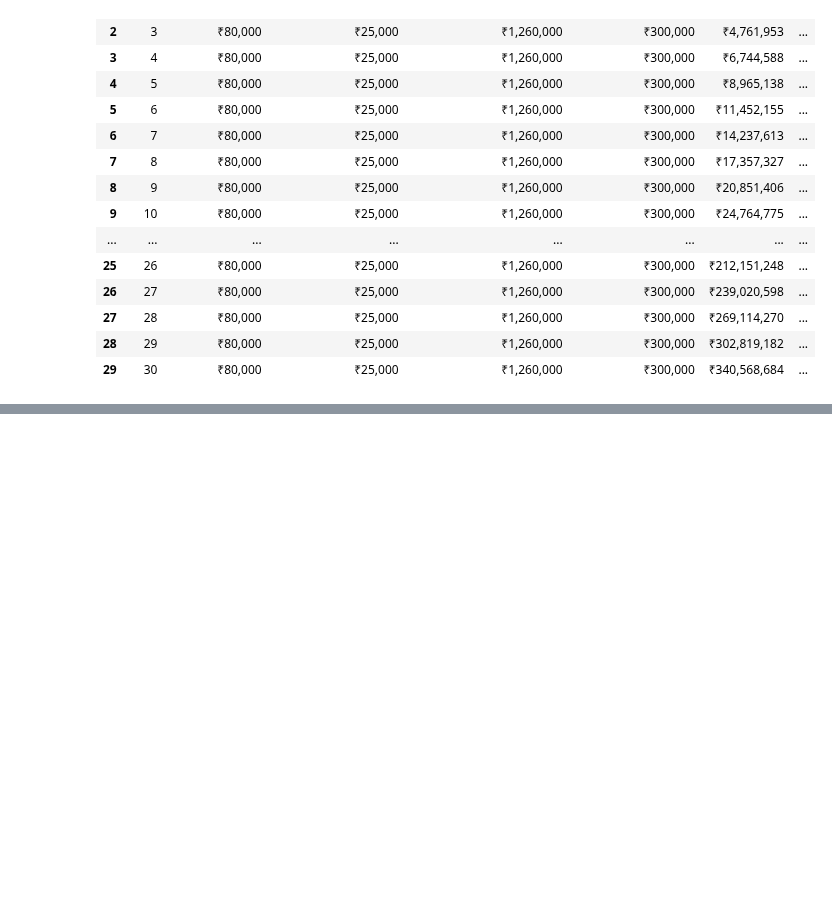
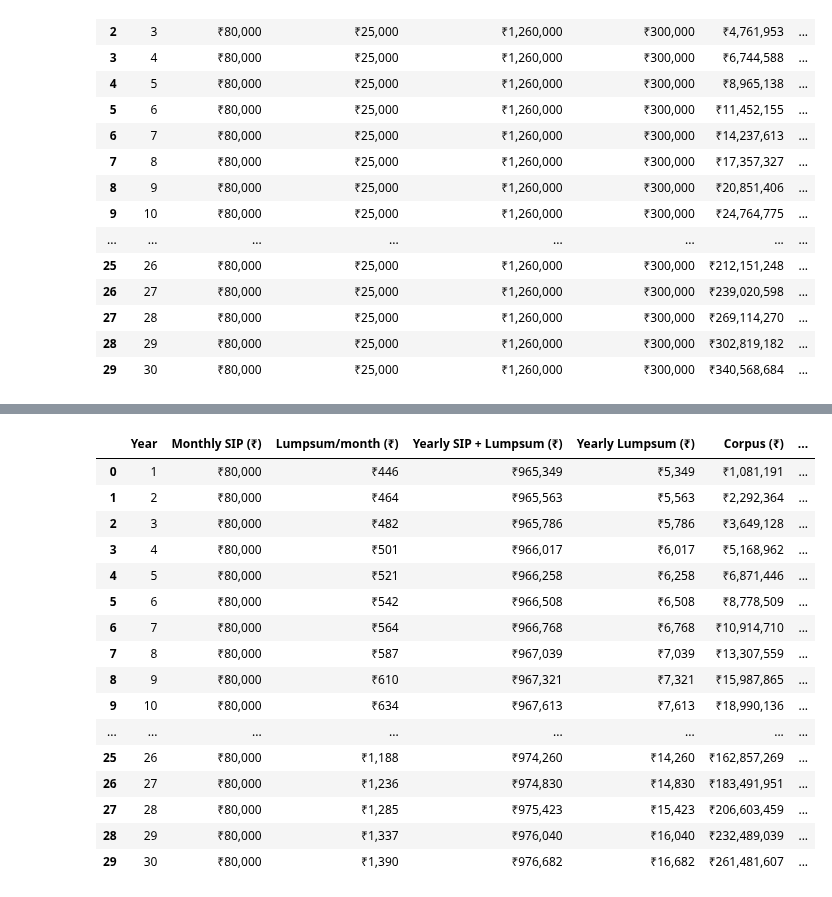
Before and after one commit to akshansh1718/DSA-learning, a Jupyter notebook: python.ipynb, the cells around one changed output, grey strips where cells are left out. Saved outputs shown, nothing was run; the diff lists cells and outputs as text; code cells hidden in the pictures; blank space fills up the shorter version.

```diff
--- a/python.ipynb
+++ b/python.ipynb
@@ -259,3 +259,17 @@ df_corpus.style.set_caption("📊 FIRE Projection with Yearly Lumpsum & Corpus i
 | 27 | 28 | ₹80,000 | ₹25,000 | ₹1,260,000 | ₹300,000 | ₹269,114,270 | ... |
 | 28 | 29 | ₹80,000 | ₹25,000 | ₹1,260,000 | ₹300,000 | ₹302,819,182 | ... |
 | 29 | 30 | ₹80,000 | ₹25,000 | ₹1,260,000 | ₹300,000 | ₹340,568,684 | ... |
+# %%
+# Lumpsum Increment Percentage Input
+lumpsum_increment_input = widgets.FloatSlider(
+    value=0.0,
+    min=0.0,
+    max=20.0,
+    step=0.5,
+    description='Lumpsum Increase %/yr:',
+    readout_format='.1f',
+    style={'description_width': 'initial'},
+    layout=widgets.Layout(width='70%')
+)
+
+display(lumpsum_increment_input)
@@ -261,0 +278,53 @@ df_corpus.style.set_caption("📊 FIRE Projection with Yearly Lumpsum & Corpus i
+# %%
+# Inputs
+monthly_sip = sip_slider.value
+total_lumpsum = lumpsum_input.value
+expected_annual_return = roi_input.value / 100
+lumpsum_inc_percent = lumpsum_increment_input.value / 100  # from slider
+years = 30
+
+# Step 1: Adjust base yearly lumpsum so sum over 30 years (with growth) = total_lumpsum
+lumpsum_growth_factors = [(1 + lumpsum_inc_percent) ** i for i in range(years)]
+adjusted_base_yearly_lumpsum = total_lumpsum / sum(lumpsum_growth_factors)
+
+# Step 2: Loop through years and calculate values
+corpus = 0
+data = []
+
+for year in range(1, years + 1):
+    yearly_lumpsum = adjusted_base_yearly_lumpsum * ((1 + lumpsum_inc_percent) ** (year - 1))
+    monthly_from_lumpsum = yearly_lumpsum / 12
+    combined_monthly = monthly_sip + monthly_from_lumpsum
+    yearly_sip = combined_monthly * 12
+
+    corpus = (corpus + yearly_sip) * (1 + expected_annual_return)
+
+    data.append({
+        "Year": year,
+        "Monthly SIP (₹)": round(monthly_sip),
+        "Lumpsum/month (₹)": round(monthly_from_lumpsum),
+        "Yearly SIP + Lumpsum (₹)": round(yearly_sip),
+        "Yearly Lumpsum (₹)": round(yearly_lumpsum),
+        "Corpus (₹)": round(corpus)
+    })
+
+# Step 3: Create DataFrame
+df_corpus = pd.DataFrame(data)
+
+# Step 4: Format ₹ values
+columns_to_format = [
+    "Monthly SIP (₹)", "Lumpsum/month (₹)", "Yearly SIP + Lumpsum (₹)", "Yearly Lumpsum (₹)", "Corpus (₹)"
+]
+for col in columns_to_format:
+    df_corpus[col] = df_corpus[col].map(lambda x: f"₹{x:,.0f}")
+
+# Step 5: Add Corpus in Cr ₹
+df_corpus["Corpus (Cr ₹)"] = (
+    df_corpus["Corpus (₹)"].str.replace("₹", "").str.replace(",", "").astype(float) / 1e7
+).map(lambda x: f"₹{x:.2f} Cr")
+
+# Step 6: Display
+df_corpus.style.set_caption("📊 FIRE Projection with Incremental Lumpsum & Corpus in Cr ₹").set_table_styles([
+    {'selector': 'caption', 'props': [('caption-side', 'top'), ('font-size', '16px'), ('font-weight', 'bold')]}
+])
+# %% [output]
@@ -261,0 +332,17 @@ df_corpus.style.set_caption("📊 FIRE Projection with Yearly Lumpsum & Corpus i
+|  | Year | Monthly SIP (₹) | Lumpsum/month (₹) | Yearly SIP + Lumpsum (₹) | Yearly Lumpsum (₹) | Corpus (₹) | ... |
+| 0 | 1 | ₹80,000 | ₹446 | ₹965,349 | ₹5,349 | ₹1,081,191 | ... |
+| 1 | 2 | ₹80,000 | ₹464 | ₹965,563 | ₹5,563 | ₹2,292,364 | ... |
+| 2 | 3 | ₹80,000 | ₹482 | ₹965,786 | ₹5,786 | ₹3,649,128 | ... |
+| 3 | 4 | ₹80,000 | ₹501 | ₹966,017 | ₹6,017 | ₹5,168,962 | ... |
+| 4 | 5 | ₹80,000 | ₹521 | ₹966,258 | ₹6,258 | ₹6,871,446 | ... |
+| 5 | 6 | ₹80,000 | ₹542 | ₹966,508 | ₹6,508 | ₹8,778,509 | ... |
+| 6 | 7 | ₹80,000 | ₹564 | ₹966,768 | ₹6,768 | ₹10,914,710 | ... |
+| 7 | 8 | ₹80,000 | ₹587 | ₹967,039 | ₹7,039 | ₹13,307,559 | ... |
+| 8 | 9 | ₹80,000 | ₹610 | ₹967,321 | ₹7,321 | ₹15,987,865 | ... |
+| 9 | 10 | ₹80,000 | ₹634 | ₹967,613 | ₹7,613 | ₹18,990,136 | ... |
+| ... | ... | ... | ... | ... | ... | ... | ... |
+| 25 | 26 | ₹80,000 | ₹1,188 | ₹974,260 | ₹14,260 | ₹162,857,269 | ... |
+| 26 | 27 | ₹80,000 | ₹1,236 | ₹974,830 | ₹14,830 | ₹183,491,951 | ... |
+| 27 | 28 | ₹80,000 | ₹1,285 | ₹975,423 | ₹15,423 | ₹206,603,459 | ... |
+| 28 | 29 | ₹80,000 | ₹1,337 | ₹976,040 | ₹16,040 | ₹232,489,039 | ... |
+| 29 | 30 | ₹80,000 | ₹1,390 | ₹976,682 | ₹16,682 | ₹261,481,607 | ... |
```
Also changed, not shown: parts of 2 cells of this notebook.
